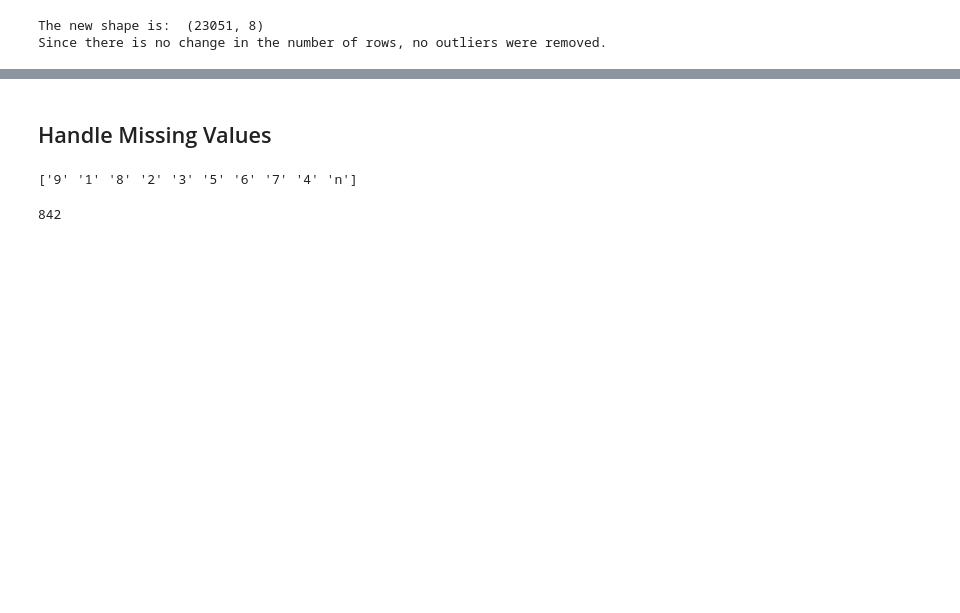
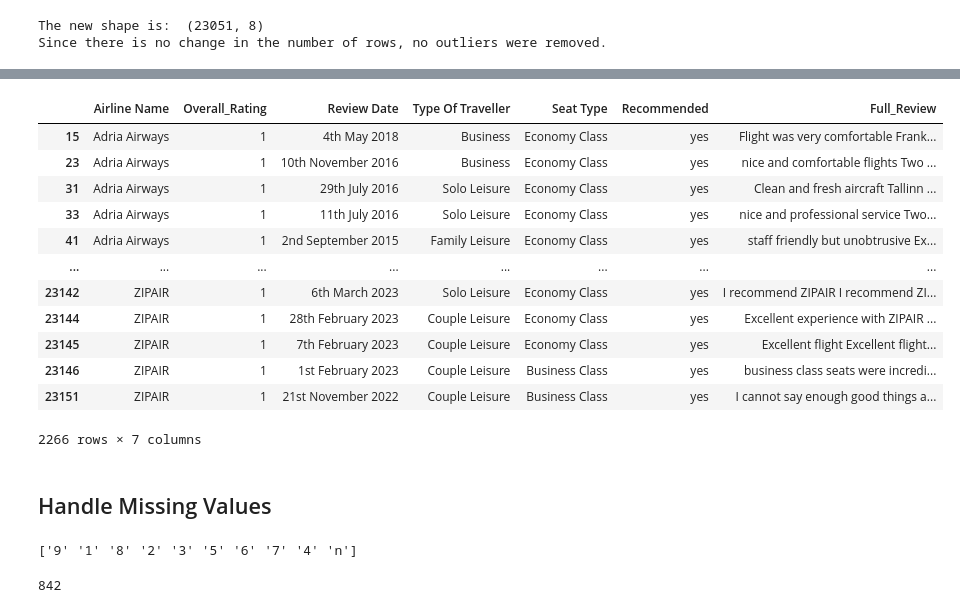
Before and after one commit to hyinki/mla, a Jupyter notebook: project.ipynb, the cells around one changed output, grey strips where cells are left out. Saved outputs shown, nothing was run; the diff lists cells and outputs as text; code cells hidden in the pictures; blank space fills up the shorter version.

```diff
--- a/project.ipynb
+++ b/project.ipynb
@@ -99,7 +97,7 @@ Here we select the relevant features for sentiment analysis
 # Selecting the relevant features for sentiment analysis
 data = data_raw[[
     'Airline Name', 'Overall_Rating', 'Review_Title', 'Review Date',
-    'Recommended', 'Review', 'Type Of Traveller', 'Seat Type'
+    'Review', 'Type Of Traveller', 'Seat Type', 'Recommended'
 ]]
 print(type(data))
 print(data.head())
@@ -249,0 +276,18 @@ Since there is no change in the number of rows, no outliers were removed.
+# %%
+# 1) Fill NaN values in 'Review_Title' with an empty string
+data['Review_Title'] = data['Review_Title'].fillna('')
+
+# 2) Strip starting and ending `"` double inverted commas from 'Review_Title'
+data['Review_Title'] = data['Review_Title'].str.strip('"')
+
+# 3) Combine 'Review_Title' and 'Review' into 'Full_Review'
+data['Full_Review'] = data['Review_Title'] + " " + data['Review']
+
+# 4) Strip any leading/trailing whitespace
+data['Full_Review'] = data['Full_Review'].str.strip()
+
+# 5) Drop `Review_Title` and `Review` columns
+data = data.drop(columns = ['Review_Title', 'Review'])
+
+# Check if the 'Full_Review' column was added correctly and whether 'Review_Title' and 'Review' columns has been dropped
+data.head()
@@ -250,3 +301,19 @@ Since there is no change in the number of rows, no outliers were removed.
+# %%
+data[(data["Overall_Rating"] == "1") & (data["Recommended"]=="yes")]
+# %% [output]
+|  | Airline Name | Overall_Rating | Review Date | Type Of Traveller | Seat Type | Recommended | Full_Review |
+| 15 | Adria Airways | 1 | 4th May 2018 | Business | Economy Class | yes | Flight was very comfortable Frank... |
+| 23 | Adria Airways | 1 | 10th November 2016 | Business | Economy Class | yes | nice and comfortable flights Two ... |
+| 31 | Adria Airways | 1 | 29th July 2016 | Solo Leisure | Economy Class | yes | Clean and fresh aircraft Tallinn ... |
+| 33 | Adria Airways | 1 | 11th July 2016 | Solo Leisure | Economy Class | yes | nice and professional service Two... |
+| 41 | Adria Airways | 1 | 2nd September 2015 | Family Leisure | Economy Class | yes | staff friendly but unobtrusive Ex... |
+| ... | ... | ... | ... | ... | ... | ... | ... |
+| 23142 | ZIPAIR | 1 | 6th March 2023 | Solo Leisure | Economy Class | yes | I recommend ZIPAIR I recommend ZI... |
+| 23144 | ZIPAIR | 1 | 28th February 2023 | Couple Leisure | Economy Class | yes | Excellent experience with ZIPAIR ... |
+| 23145 | ZIPAIR | 1 | 7th February 2023 | Couple Leisure | Economy Class | yes | Excellent flight Excellent flight... |
+| 23146 | ZIPAIR | 1 | 1st February 2023 | Couple Leisure | Business Class | yes | business class seats were incredi... |
+| 23151 | ZIPAIR | 1 | 21st November 2022 | Couple Leisure | Business Class | yes | I cannot say enough good things a... |
+2266 rows × 7 columns
 # %% [markdown]
 ## Handle Missing Values
 # %%
```
Also changed, not shown: parts of 11 cells of this notebook.
